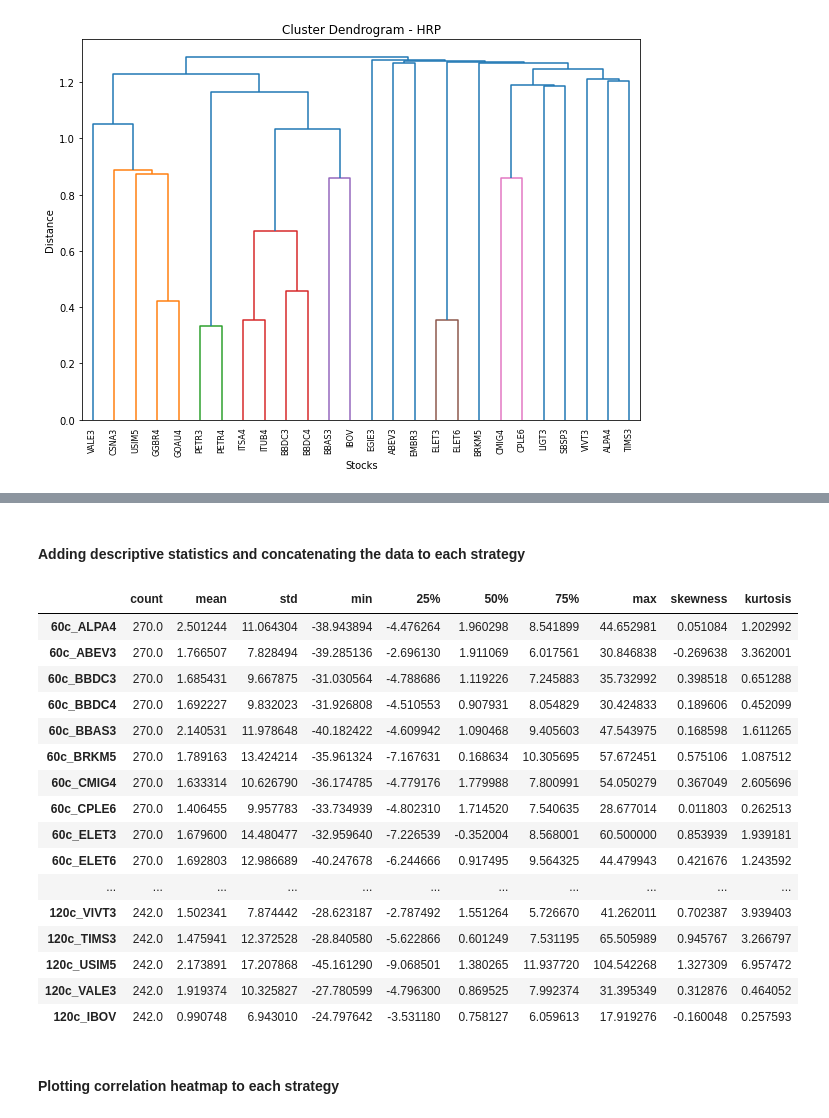
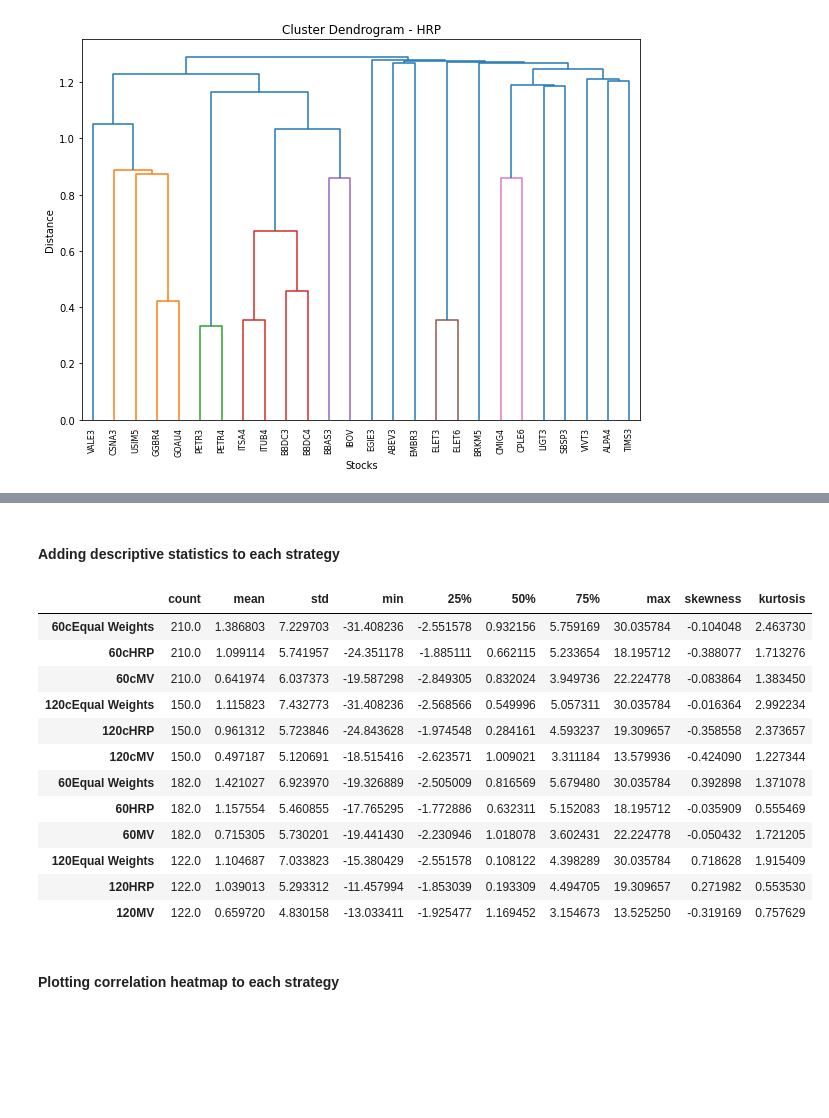
Before and after one commit to felipereis150/BrazilianHRP, a Jupyter notebook: analiysis.ipynb, the cells around one changed output, grey strips where cells are left out. Drawn from its saved outputs; the diff is of its cells as text; code cells hidden in the pictures; blank space fills up the shorter version.

```diff
--- a/analiysis.ipynb
+++ b/analiysis.ipynb
@@ -146,35 +139,2 @@ plt.show()
 # %% [markdown]
-#### Adding descriptive statistics and concatenating the data to each strategy
+#### Adding descriptive statistics to each strategy
-# %%
-stats = pd.DataFrame() # Create an empty dataframe to store the results
-df_names = ["60c", "120c", "60", "120"]
-for i, j in enumerate(data):
-    temp_stats = j.describe(percentiles=[0.25, 0.5, 0.75])
-    temp_stats.loc['std'] = j.std() # Add standard deviation
-    temp_stats.loc['skewness'] = j.skew() # Add skewness
-    temp_stats.loc['kurtosis'] = j.kurtosis() # Add kurtosis
-    col_prefix = df_names[i] + "_" # Add prefix based on the original dataframe name
-    temp_stats.columns = [col_prefix + col for col in temp_stats.columns] # Add prefix to column names
-    stats = pd.concat([stats, temp_stats], axis=1) # Concatenate the results for each dataframe horizontally with the previous results
-stats = stats[stats.index.isin(['count', 'mean', 'std','min', '25%', '50%', '75%', 'max', 'skewness', 'kurtosis'])].T
-
-stats.to_csv('data/stats.csv')
-stats
-# %% [output]
-|  | count | mean | std | min | 25% | 50% | 75% | max | skewness | kurtosis |
-| 60c_ALPA4 | 270.0 | 2.501244 | 11.064304 | -38.943894 | -4.476264 | 1.960298 | 8.541899 | 44.652981 | 0.051084 | 1.202992 |
-| 60c_ABEV3 | 270.0 | 1.766507 | 7.828494 | -39.285136 | -2.696130 | 1.911069 | 6.017561 | 30.846838 | -0.269638 | 3.362001 |
-| 60c_BBDC3 | 270.0 | 1.685431 | 9.667875 | -31.030564 | -4.788686 | 1.119226 | 7.245883 | 35.732992 | 0.398518 | 0.651288 |
-| 60c_BBDC4 | 270.0 | 1.692227 | 9.832023 | -31.926808 | -4.510553 | 0.907931 | 8.054829 | 30.424833 | 0.189606 | 0.452099 |
-| 60c_BBAS3 | 270.0 | 2.140531 | 11.978648 | -40.182422 | -4.609942 | 1.090468 | 9.405603 | 47.543975 | 0.168598 | 1.611265 |
-| 60c_BRKM5 | 270.0 | 1.789163 | 13.424214 | -35.961324 | -7.167631 | 0.168634 | 10.305695 | 57.672451 | 0.575106 | 1.087512 |
-| 60c_CMIG4 | 270.0 | 1.633314 | 10.626790 | -36.174785 | -4.779176 | 1.779988 | 7.800991 | 54.050279 | 0.367049 | 2.605696 |
-| 60c_CPLE6 | 270.0 | 1.406455 | 9.957783 | -33.734939 | -4.802310 | 1.714520 | 7.540635 | 28.677014 | 0.011803 | 0.262513 |
-| 60c_ELET3 | 270.0 | 1.679600 | 14.480477 | -32.959640 | -7.226539 | -0.352004 | 8.568001 | 60.500000 | 0.853939 | 1.939181 |
-| 60c_ELET6 | 270.0 | 1.692803 | 12.986689 | -40.247678 | -6.244666 | 0.917495 | 9.564325 | 44.479943 | 0.421676 | 1.243592 |
-| ... | ... | ... | ... | ... | ... | ... | ... | ... | ... | ... |
-| 120c_VIVT3 | 242.0 | 1.502341 | 7.874442 | -28.623187 | -2.787492 | 1.551264 | 5.726670 | 41.262011 | 0.702387 | 3.939403 |
-| 120c_TIMS3 | 242.0 | 1.475941 | 12.372528 | -28.840580 | -5.622866 | 0.601249 | 7.531195 | 65.505989 | 0.945767 | 3.266797 |
-| 120c_USIM5 | 242.0 | 2.173891 | 17.207868 | -45.161290 | -9.068501 | 1.380265 | 11.937720 | 104.542268 | 1.327309 | 6.957472 |
-| 120c_VALE3 | 242.0 | 1.919374 | 10.325827 | -27.780599 | -4.796300 | 0.869525 | 7.992374 | 31.395349 | 0.312876 | 0.464052 |
-| 120c_IBOV | 242.0 | 0.990748 | 6.943010 | -24.797642 | -3.531180 | 0.758127 | 6.059613 | 17.919276 | -0.160048 | 0.257593 |
@@ -183,3 +141,20 @@ stats.to_csv("data/stats.csv")
+# %%
+strategies_stats = generate_stats(data_hrp, ["60c", "120c", "60", "120"], 'data/strategies_stats.csv')
+strategies_stats
+# %% [output]
+|  | count | mean | std | min | 25% | 50% | 75% | max | skewness | kurtosis |
+| 60cEqual Weights | 210.0 | 1.386803 | 7.229703 | -31.408236 | -2.551578 | 0.932156 | 5.759169 | 30.035784 | -0.104048 | 2.463730 |
+| 60cHRP | 210.0 | 1.099114 | 5.741957 | -24.351178 | -1.885111 | 0.662115 | 5.233654 | 18.195712 | -0.388077 | 1.713276 |
+| 60cMV | 210.0 | 0.641974 | 6.037373 | -19.587298 | -2.849305 | 0.832024 | 3.949736 | 22.224778 | -0.083864 | 1.383450 |
+| 120cEqual Weights | 150.0 | 1.115823 | 7.432773 | -31.408236 | -2.568566 | 0.549996 | 5.057311 | 30.035784 | -0.016364 | 2.992234 |
+| 120cHRP | 150.0 | 0.961312 | 5.723846 | -24.843628 | -1.974548 | 0.284161 | 4.593237 | 19.309657 | -0.358558 | 2.373657 |
+| 120cMV | 150.0 | 0.497187 | 5.120691 | -18.515416 | -2.623571 | 1.009021 | 3.311184 | 13.579936 | -0.424090 | 1.227344 |
+| 60Equal Weights | 182.0 | 1.421027 | 6.923970 | -19.326889 | -2.505009 | 0.816569 | 5.679480 | 30.035784 | 0.392898 | 1.371078 |
+| 60HRP | 182.0 | 1.157554 | 5.460855 | -17.765295 | -1.772886 | 0.632311 | 5.152083 | 18.195712 | -0.035909 | 0.555469 |
+| 60MV | 182.0 | 0.715305 | 5.730201 | -19.441430 | -2.230946 | 1.018078 | 3.602431 | 22.224778 | -0.050432 | 1.721205 |
+| 120Equal Weights | 122.0 | 1.104687 | 7.033823 | -15.380429 | -2.551578 | 0.108122 | 4.398289 | 30.035784 | 0.718628 | 1.915409 |
+| 120HRP | 122.0 | 1.039013 | 5.293312 | -11.457994 | -1.853039 | 0.193309 | 4.494705 | 19.309657 | 0.271982 | 0.553530 |
+| 120MV | 122.0 | 0.659720 | 4.830158 | -13.033411 | -1.925477 | 1.169452 | 3.154673 | 13.525250 | -0.319169 | 0.757629 |
 # %% [markdown]
 #### Plotting correlation heatmap to each strategy
 # %%
```
Also changed, not shown: parts of 11 cells of this notebook, 6 other files.
